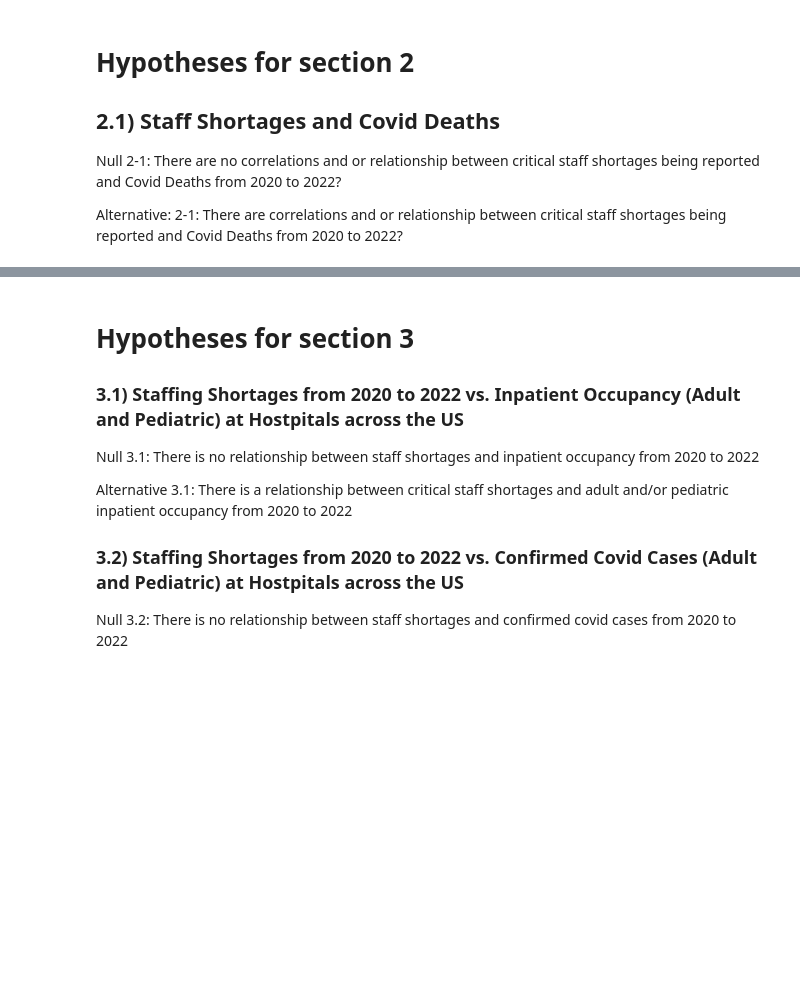
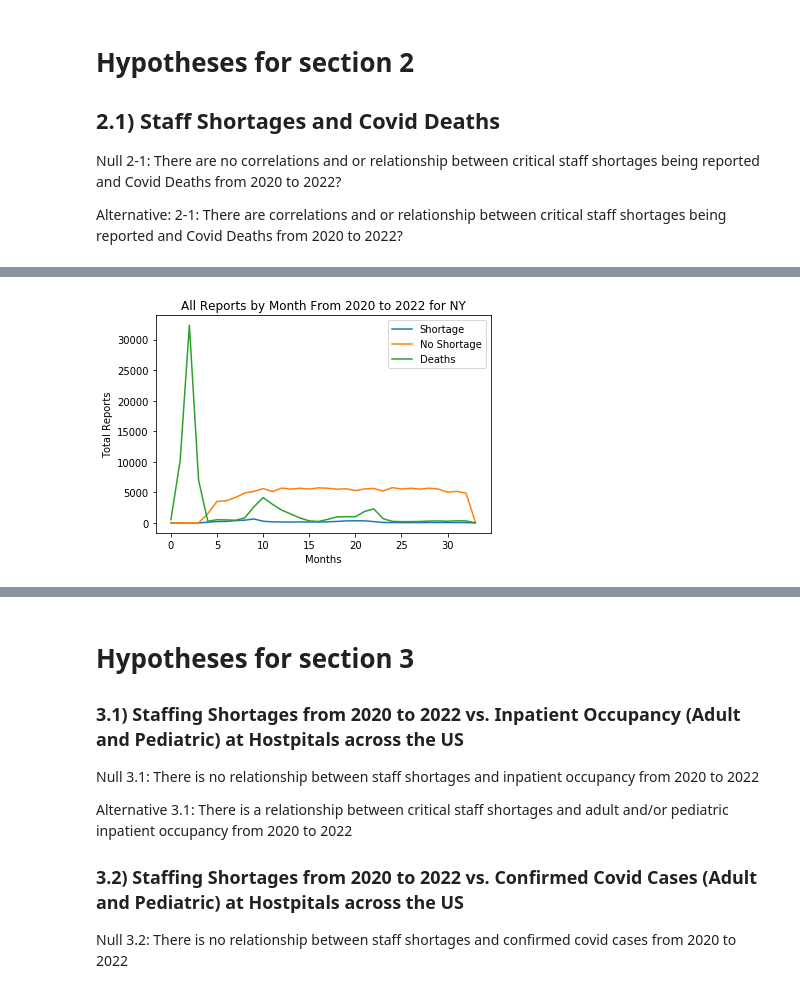
Before and after one commit to nkeplinger/healthcare_module7, a Jupyter notebook: final_data_analysis_and_vizualization.ipynb, the cells around one changed output, grey strips where cells are left out. Saved outputs shown, nothing was run; the diff lists cells and outputs as text; code cells hidden in the pictures; blank space fills up the shorter version.

```diff
--- a/final_data_analysis_and_vizualization.ipynb
+++ b/final_data_analysis_and_vizualization.ipynb
@@ -317,3 +318,16 @@ The Coefficient of Determination (r squared) is 0.8327570900365789
 Null 2-1: There are no correlations and or relationship between critical staff shortages being reported and Covid Deaths from 2020 to 2022?
 
 Alternative: 2-1: There are correlations and or relationship between critical staff shortages being reported and Covid Deaths from 2020 to 2022?
+# %%
+# display dataset as a Pandas DataFrame
+data = pd.read_csv('Resources/COVID_staff_shortages.csv')
+
+#add columns for year, month, data for additional grouping/analysis
+data['date_for_split'] = data['date']
+data[['year', 'month','day']] = data['date_for_split'].str.split('/', 2, expand=True)
+data
+
+#Select columns for new Dataframe
+DeathsAnalysis = data[['state','date','year','month','day',
+                'critical_staffing_shortage_today_yes','critical_staffing_shortage_today_no','deaths_covid',]]
+DeathsAnalysis
@@ -319,0 +348,4 @@ Alternative: 2-1: There are correlations and or relationship between critical st
+# %%
+#filtering rows where the state is NY
+NYData= pd.DataFrame(DeathsAnalysis[DeathsAnalysis['state'].str.contains('NY')])
+print(NYData)
@@ -319,0 +370,21 @@ Alternative: 2-1: There are correlations and or relationship between critical st
+# %%
+sum_by_month = NYData.groupby(by=['year','month']).sum()
+sum_by_month = sum_by_month.reset_index()
+sum_by_month
+
+# plot ALL REPORTS for critical staffing shortage BY EACH MONTH from the dataset and save to png
+plt.plot(sum_by_month['critical_staffing_shortage_today_yes'])
+plt.plot(sum_by_month['critical_staffing_shortage_today_no'])
+plt.plot(sum_by_month['deaths_covid'])
+
+
+plt.legend(['Shortage', 'No Shortage', 'Deaths'])
+plt.ylabel('Total Reports')
+plt.xlabel('Months')
+plt.title('All Reports by Month From 2020 to 2022 for NY')
+
+
+
+plt.show()
+# %% [output]
+[figure, added]
```
Also changed, not shown: parts of 23 cells of this notebook, 1 other file.
